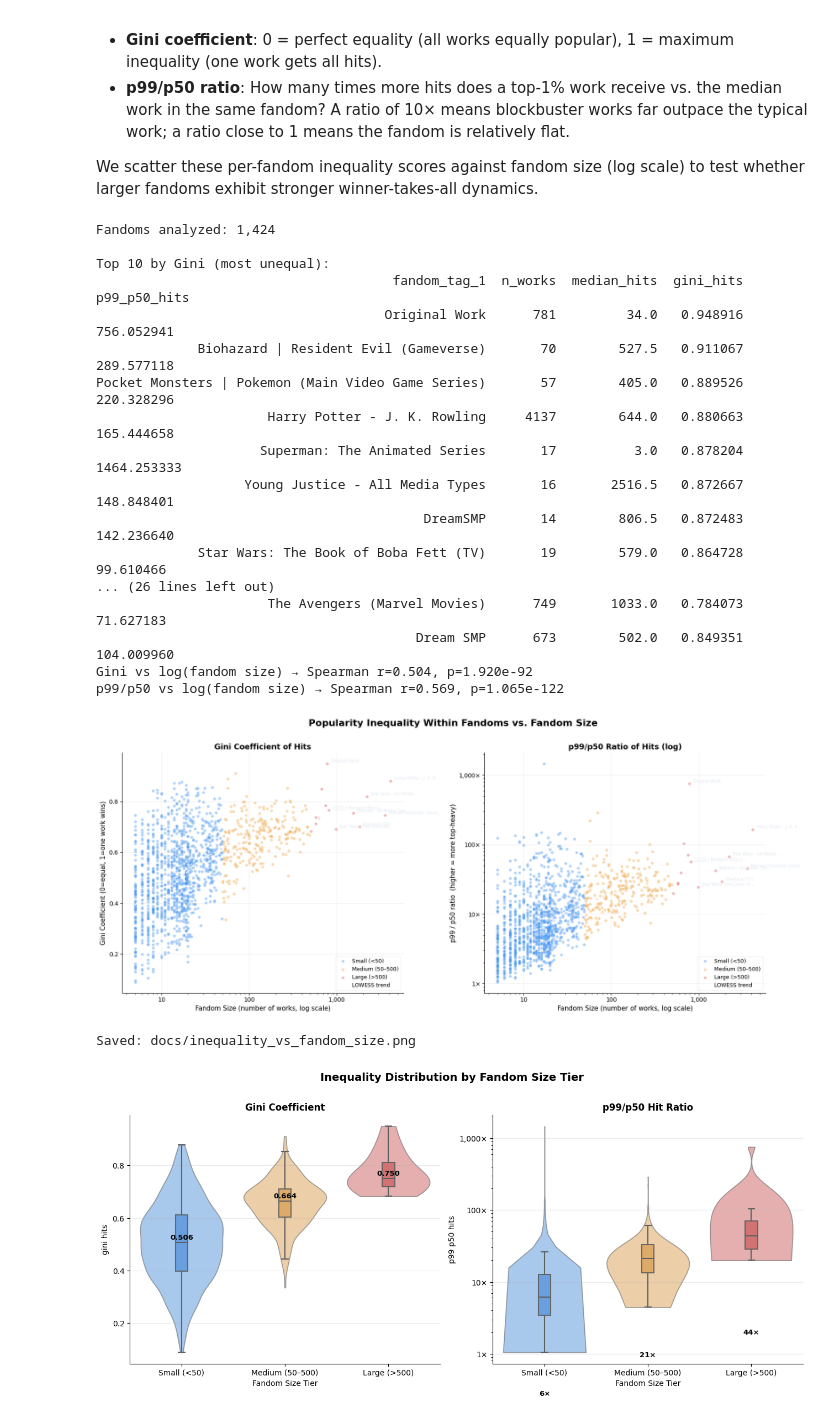
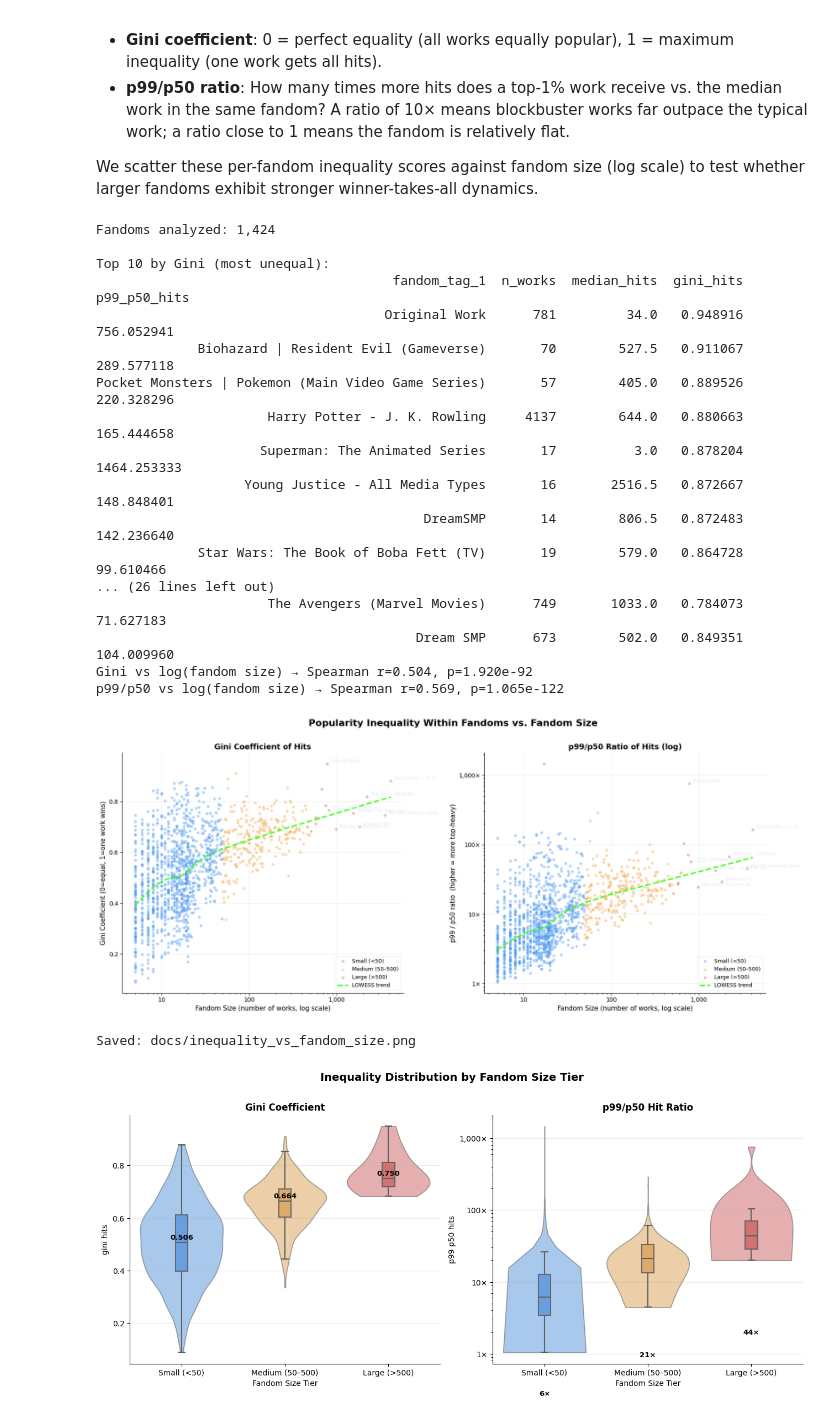
Before and after one commit to Eleonora232/ao3-project, a Jupyter notebook: popularity_analysis.ipynb, the cells around one changed output. Drawn from its saved outputs; the diff is of its cells as text; code cells hidden in the pictures.

Commit message:
Fix LOWESS trend line color to neon lime (#39ff14) for visibility

```diff
--- a/popularity_analysis.ipynb
+++ b/popularity_analysis.ipynb
@@ -777,7 +777,7 @@ for ax, (metric, ylabel, title, log_y) in zip(axes, plot_cfg):
     smoothed = lowess(y_vals, np.log10(xy['n_works']), frac=0.4)
     y_trend = 10 ** smoothed[:, 1] if log_y else smoothed[:, 1]
     ax.plot(10 ** smoothed[:, 0], y_trend,
-            color='white', linewidth=2.2, alpha=0.85,
+            color='#39ff14', linewidth=2.5, alpha=0.95,
             linestyle='--', label='LOWESS trend')
 
     # Annotate largest fandoms
@@ -848,34 +848,34 @@ for ax2, metric, title2, log_y in [
     sns.despine(ax=ax2)
 
 plt.tight_layout()
 plt.savefig('docs/inequality_by_tier.png', dpi=150, bbox_inches='tight')
 plt.show()
 print('Saved: docs/inequality_by_tier.png')
 
 # ── Summary stats table ───────────────────────────────────────────────────
 summary = fandom_stats.groupby('size_tier')[['gini_hits','p99_p50_hits']].describe(
     percentiles=[.25, .5, .75]).round(2)
 print('\n=== Inequality Summary by Tier ===')
 print(summary.to_string())
 # %% [output]
 Fandoms analyzed: 1,424
 
 Top 10 by Gini (most unequal):
                                       fandom_tag_1  n_works  median_hits  gini_hits  p99_p50_hits
                                      Original Work      781         34.0   0.948916    756.052941
              Biohazard | Resident Evil (Gameverse)       70        527.5   0.911067    289.577118
 Pocket Monsters | Pokemon (Main Video Game Series)       57        405.0   0.889526    220.328296
                       Harry Potter - J. K. Rowling     4137        644.0   0.880663    165.444658
                      Superman: The Animated Series       17          3.0   0.878204   1464.253333
                    Young Justice - All Media Types       16       2516.5   0.872667    148.848401
                                           DreamSMP       14        806.5   0.872483    142.236640
              Star Wars: The Book of Boba Fett (TV)       19        579.0   0.864728     99.610466
 ... (26 lines left out)
                       The Avengers (Marvel Movies)      749       1033.0   0.784073     71.627183
                                          Dream SMP      673        502.0   0.849351    104.009960
 Gini vs log(fandom size) → Spearman r=0.504, p=1.920e-92
 p99/p50 vs log(fandom size) → Spearman r=0.569, p=1.065e-122
-[figure, old version]
+[figure, new version]
 Saved: docs/inequality_vs_fandom_size.png
 [figure]
 Saved: docs/inequality_by_tier.png
```
Also changed, not shown: 1 other file.
